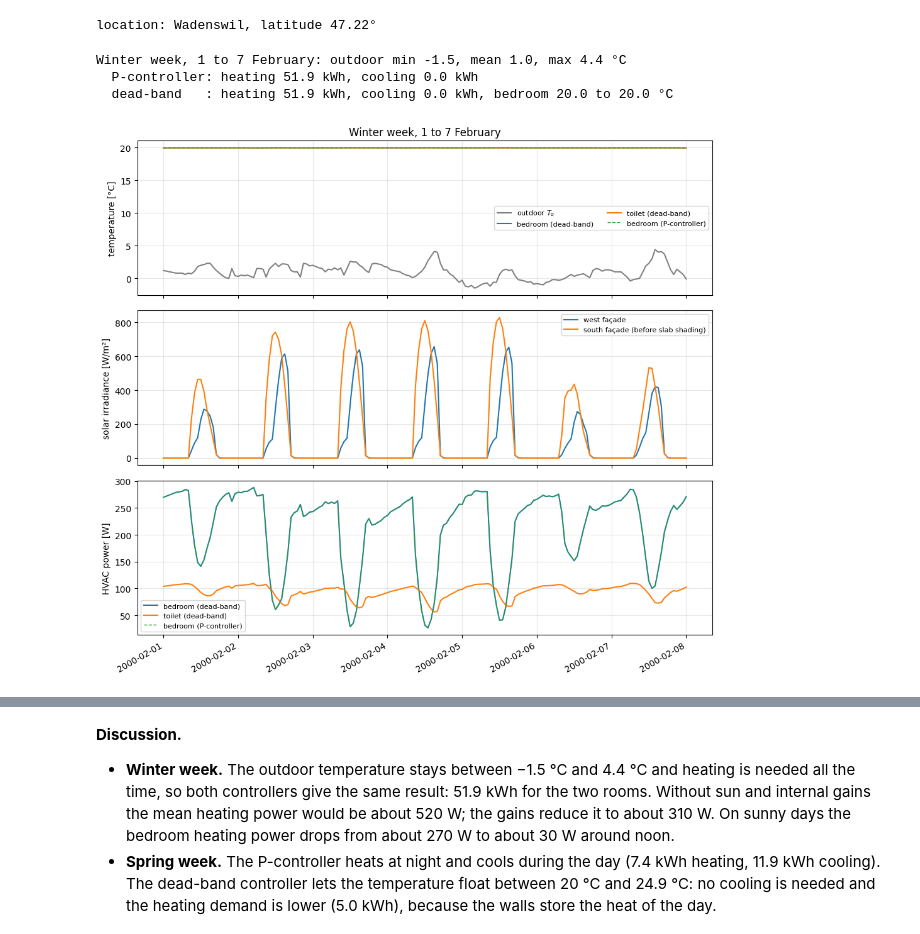
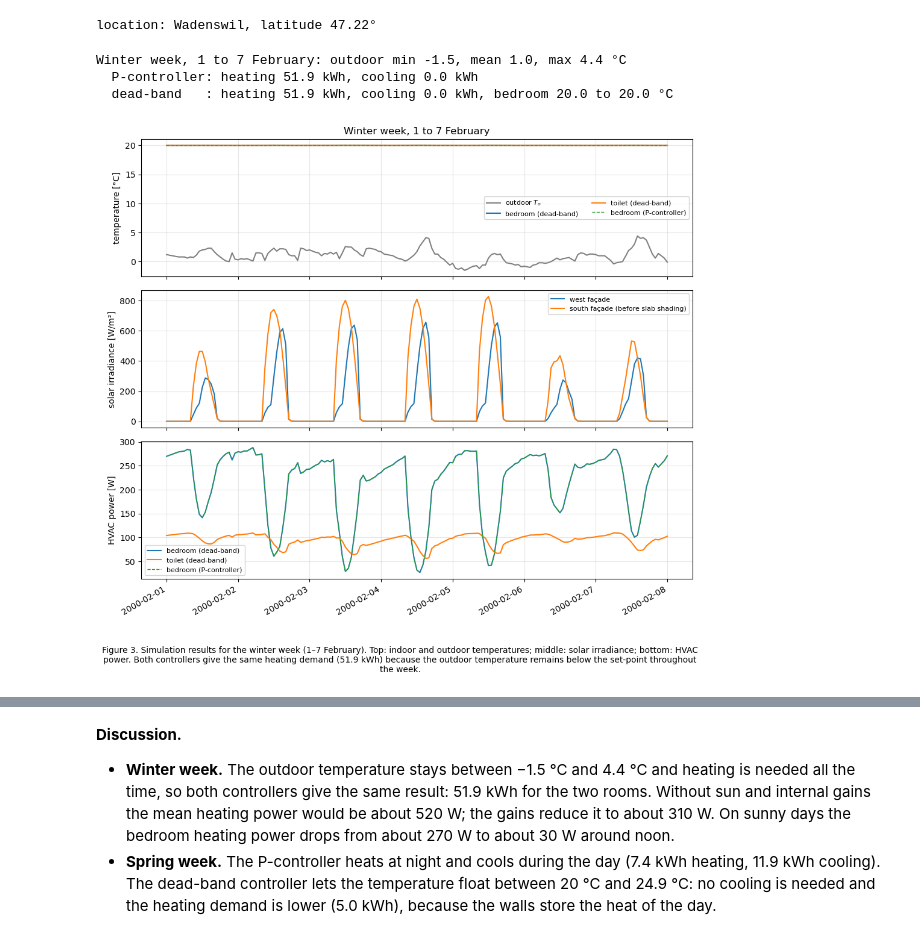
Before and after one commit to parand7/EVA_CE4IB-Project, a Jupyter notebook: EVA_report (2).ipynb, the cells around one changed output, grey strips where cells are left out. Cells and saved outputs as stored; diff of their text form; code cells hidden in the pictures.

```diff
--- a/EVA_report (2).ipynb
+++ b/EVA_report (2).ipynb
@@ -616,12 +640,13 @@ def simulate(TC_base, warmup_start, start_date, end_date):
                 heat_P=kWh(np.clip(q_P[w], 0, None)), cool_P=kWh(np.clip(-q_P[w], 0, None)),
                 heat_DB=kWh(np.clip(q_DB[w], 0, None)), cool_DB=kWh(np.clip(-q_DB[w], 0, None)))
 
-def show(res, title):
+def show(res, title, caption=None):
     To_ = res['inp']['To']
     print(f"{title}: outdoor min {To_.min():.1f}, mean {To_.mean():.1f}, max {To_.max():.1f} °C")
     print(f"  P-controller: heating {res['heat_P']:.1f} kWh, cooling {res['cool_P']:.1f} kWh")
     print(f"  dead-band   : heating {res['heat_DB']:.1f} kWh, cooling {res['cool_DB']:.1f} kWh, "
           f"bedroom {res['y_DB'][:, 0].min():.1f} to {res['y_DB'][:, 0].max():.1f} °C")
+
     fig, axs = plt.subplots(3, 1, figsize=(10, 9), sharex=True)
     axs[0].plot(res['t'], To_, color='gray', label='outdoor $T_o$')
     axs[0].plot(res['t'], res['y_DB'][:, 0], label='bedroom (dead-band)')
@@ -636,16 +661,31 @@ def show(res, title):
     axs[2].plot(res['t'], res['q_DB'][:, 1], label='toilet (dead-band)')
     axs[2].plot(res['t'], res['q_P'][:, 0], '--', lw=1, label='bedroom (P-controller)')
     axs[2].set_ylabel('HVAC power [W]'); axs[2].legend(fontsize=8); axs[2].grid(alpha=0.3)
-    fig.autofmt_xdate(); plt.tight_layout(); plt.show()
+
+    fig.autofmt_xdate()
+    plt.tight_layout()
+    plt.subplots_adjust(bottom=0.15)
+
+    # Figure caption (centered)
+    if caption is not None:
+        plt.figtext(0.5, -0.02, caption, ha='center', fontsize=10, wrap=True)
+
+    plt.show()
 # %%
 # 4.5 winter week: 1 to 7 February (7 days of warm-up before)
 res_feb = simulate(TC, '2000-01-25 00:00', '2000-02-01 00:00', '2000-02-08 00:00')
-show(res_feb, 'Winter week, 1 to 7 February')
+
+winter_caption = ("Figure 3. Simulation results for the winter week (1–7 February). "
+                  "Top: indoor and outdoor temperatures; middle: solar irradiance; "
+                  "bottom: HVAC power. Both controllers give the same heating demand (51.9 kWh) "
+                  "because the outdoor temperature remains below the set-point throughout the week.")
+
+show(res_feb, 'Winter week, 1 to 7 February', caption=winter_caption)
 # %% [output]
 Winter week, 1 to 7 February: outdoor min -1.5, mean 1.0, max 4.4 °C
   P-controller: heating 51.9 kWh, cooling 0.0 kWh
   dead-band   : heating 51.9 kWh, cooling 0.0 kWh, bedroom 20.0 to 20.0 °C
-[figure, old version]
+[figure, new version]
 # %%
 # 4.6 spring week: 1 to 7 May
 res_may = simulate(TC, '2000-04-24 00:00', '2000-05-01 00:00', '2000-05-08 00:00')
```
Also changed, not shown: parts of 8 cells of this notebook.
